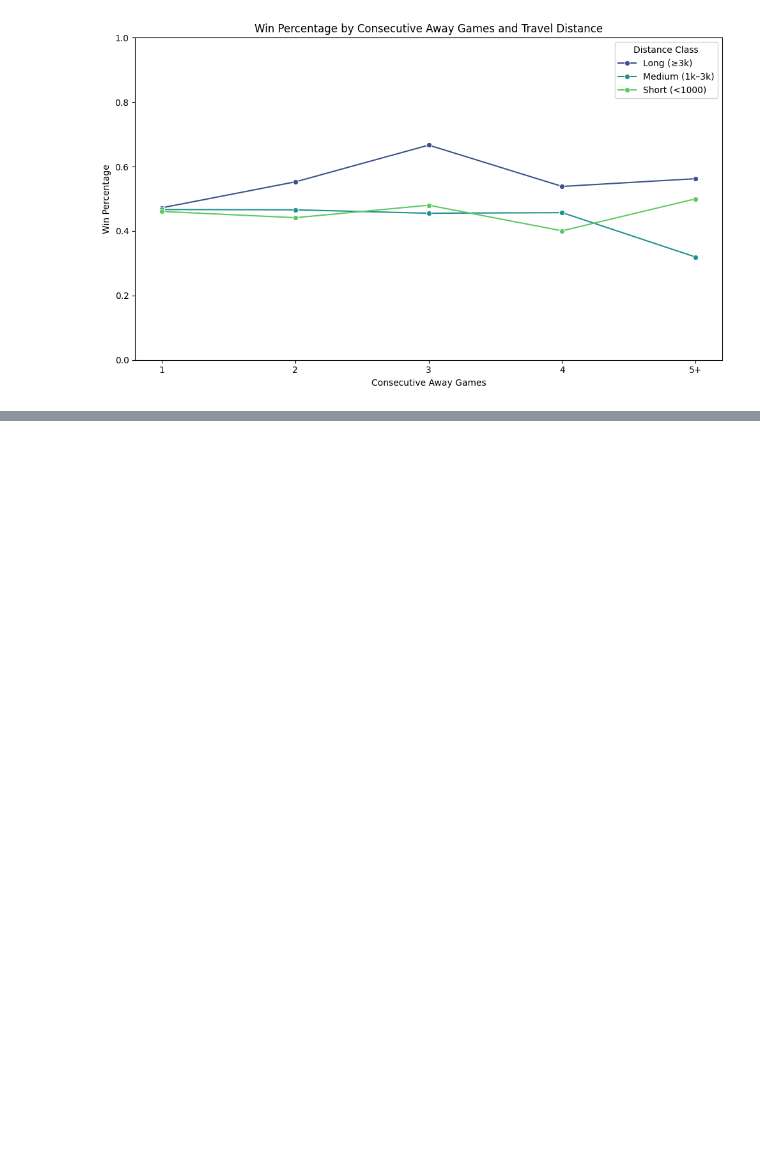
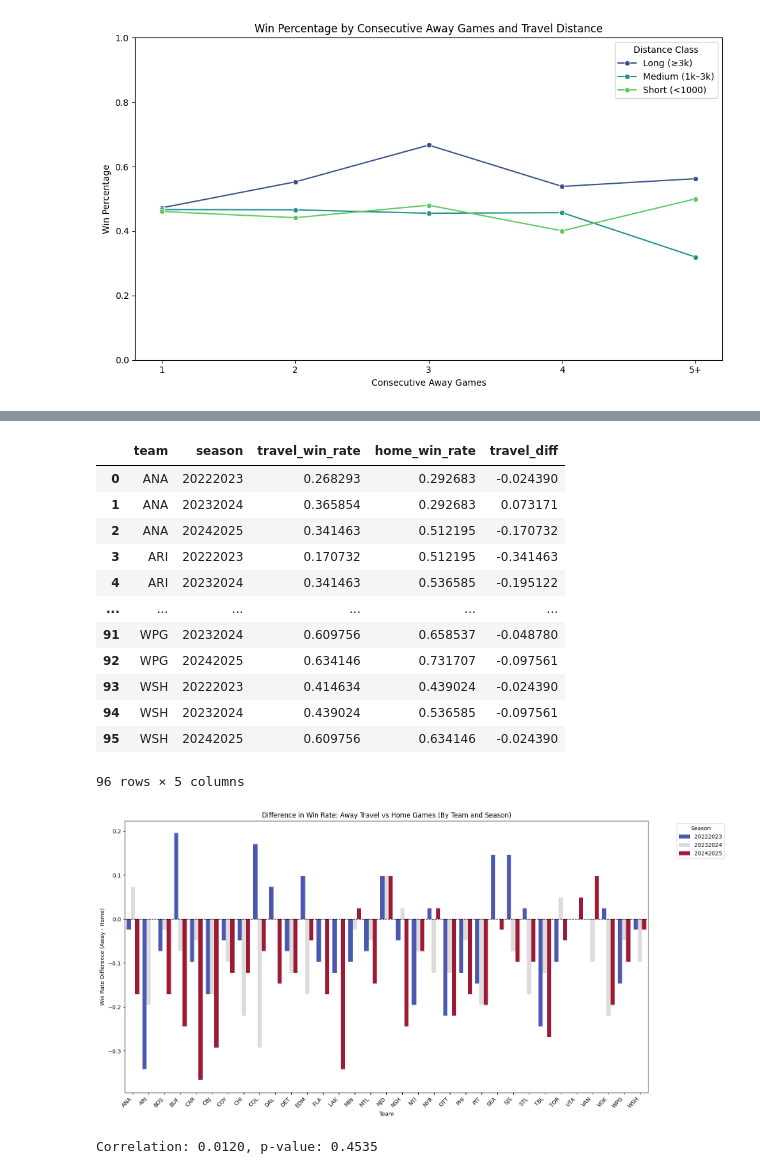
Before and after one commit to dereklwh/nhl-travel-analysis, a Jupyter notebook: analysis_notebook.ipynb, the cells around one changed output, grey strips where cells are left out. Saved outputs shown, nothing was run; the diff lists cells and outputs as text; code cells hidden in the pictures; blank space fills up the shorter version.

```diff
--- a/analysis_notebook.ipynb
+++ b/analysis_notebook.ipynb
@@ -544,0 +632,71 @@ plt.show()
+# %%
+g = df.copy()
+
+# Filter for away games with travel > 0 km (or whatever your threshold is)
+travel_games = g[g['is_away']]
+
+# Group by team and season, calculate win rate for away games
+travel_performance = (
+    travel_games
+    .groupby(['team', 'season'])['game_result']
+    .apply(lambda s: (s == 'win').mean())
+    .reset_index(name='travel_win_rate')
+)
+
+# Group by team and season, calculate win rate for home games
+home_win_rate = (
+    g[~g['is_away']]
+    .groupby(['team', 'season'])['game_result']
+    .apply(lambda s: (s == 'win').mean())
+    .reset_index(name='home_win_rate')
+)
+
+# Merge travel and home win rates
+comparison = travel_performance.merge(home_win_rate, on=['team', 'season'])
+comparison['travel_diff'] = comparison['travel_win_rate'] - comparison['home_win_rate']
+
+# Sort by team and season
+comparison = comparison.sort_values(['team', 'season', 'travel_diff'], ascending=[True, True, False])
+
+# Display the comparison DataFrame
+display(comparison)
+
+# Plot the comparison
+plt.figure(figsize=(16, 8))
+sns.barplot(data=comparison, x='team', y='travel_diff', hue='season', palette='coolwarm', dodge=True)
+plt.title('Difference in Win Rate: Away Travel vs Home Games (By Team and Season)')
+plt.xlabel('Team')
+plt.ylabel('Win Rate Difference (Away - Home)')
+plt.xticks(rotation=45, ha='right')
+plt.axhline(0, color='black', linestyle='--', linewidth=1)
+plt.legend(title='Season', bbox_to_anchor=(1.05, 1), loc='upper left')
+plt.tight_layout()
+plt.show()
+# %% [output]
+|  | team | season | travel_win_rate | home_win_rate | travel_diff |
+| 0 | ANA | 20222023 | 0.268293 | 0.292683 | -0.024390 |
+| 1 | ANA | 20232024 | 0.365854 | 0.292683 | 0.073171 |
+| 2 | ANA | 20242025 | 0.341463 | 0.512195 | -0.170732 |
+| 3 | ARI | 20222023 | 0.170732 | 0.512195 | -0.341463 |
+| 4 | ARI | 20232024 | 0.341463 | 0.536585 | -0.195122 |
+| ... | ... | ... | ... | ... | ... |
+| 91 | WPG | 20232024 | 0.609756 | 0.658537 | -0.048780 |
+| 92 | WPG | 20242025 | 0.634146 | 0.731707 | -0.097561 |
+| 93 | WSH | 20222023 | 0.414634 | 0.439024 | -0.024390 |
+| 94 | WSH | 20232024 | 0.439024 | 0.536585 | -0.097561 |
+| 95 | WSH | 20242025 | 0.609756 | 0.634146 | -0.024390 |
+96 rows × 5 columns
+[figure, added]
+# %%
+from scipy import stats
+import numpy as np
+g = df.copy()
+g = g[g['is_away']]
+# Encode win as 1, loss as 0
+g['win_flag'] = (g['game_result'] == 'win').astype(int)
+
+# Point-biserial correlation
+corr, p_value = stats.pointbiserialr(g['win_flag'], g['distance'])
+print(f"Correlation: {corr:.4f}, p-value: {p_value:.4f}")
+# %% [output]
+Correlation: 0.0120, p-value: 0.4535
```
Also changed, not shown: parts of 4 cells of this notebook.
